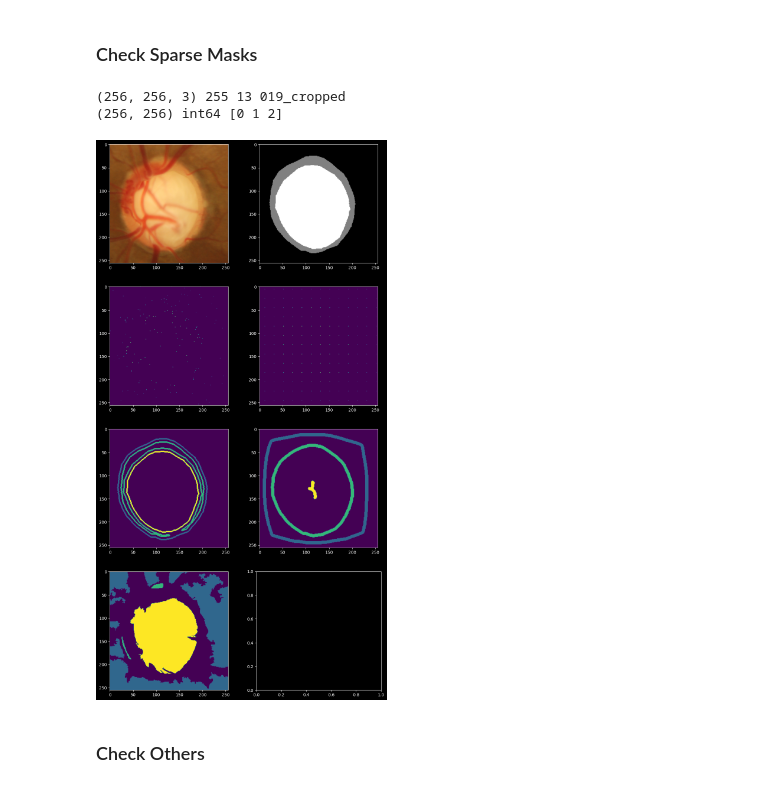
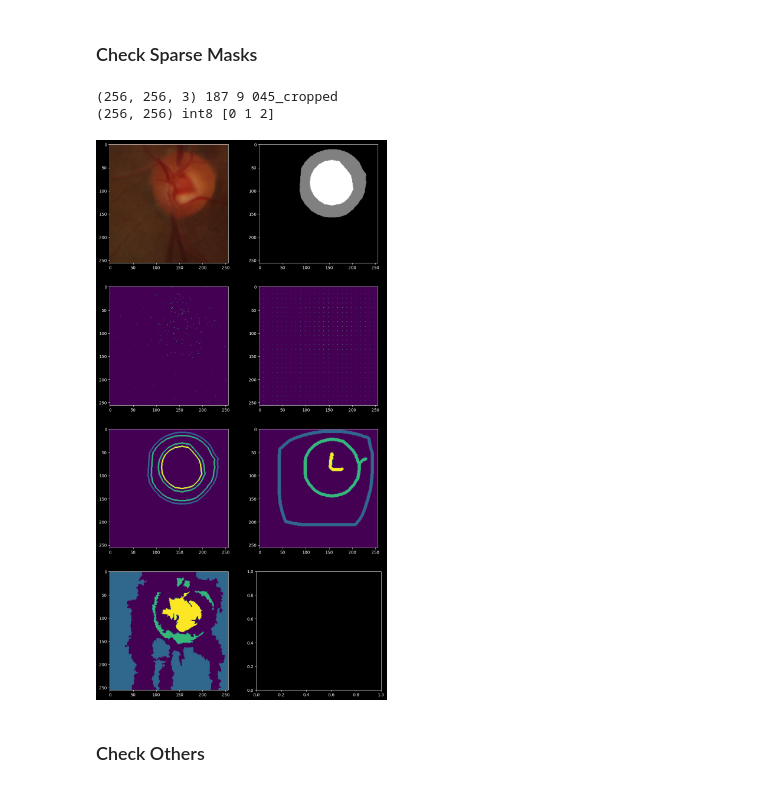
Before and after one commit to pandegaabyan/few-shot-weakly-seg, a Jupyter notebook: notebook.ipynb, the cells around one changed output. Saved outputs shown, nothing was run; the diff lists cells and outputs as text; code cells hidden in the pictures.

```diff
--- a/notebook.ipynb
+++ b/notebook.ipynb
@@ -153,6 +155,8 @@ all_config: AllConfig = {
 ### Create Dataset
 # %%
 rim_one_sparsity_params: dict = {
+    'point_dot_size': 1,
+    'grid_dot_size': 1,
     'contour_radius_dist': 4,
     'contour_radius_thick': 2,
     'skeleton_radius_thick': 4,
@@ -170,7 +174,14 @@ rim_one_data = RimOneDataset(
 # %% [markdown]
 ### Check Sparse Masks
 # %%
-image, mask, sparse_masks, image_filename = rim_one_data.get_data_with_sparse_all(0, 50, 10, 1, 1, 1)
+sparsity_values = {
+    'point': 50,
+    'grid': 10,
+    'contour': 1,
+    'skeleton': 1,
+    'region': 1,
+}
+image, mask, sparse_masks, image_filename = rim_one_data.get_data_with_sparse_all(0, sparsity_values)
 print(image.shape, image.max(), image.min(), image_filename)
 print(mask.shape, mask.dtype, np.unique(mask))
 
@@ -179,6 +190,6 @@ _, axs = plt.subplots(n_rows, 2, figsize=(12, n_rows*6))
 axs = axs.flat
 axs[0].imshow(image)
 axs[1].imshow(mask)
-for i, sm in enumerate(sparse_masks):
-    axs[i+2].imshow(sm)
+for i, sparsity in enumerate(sparse_masks):
+    axs[i+2].imshow(sparse_masks[sparsity])
 # %% [output]
@@ -205,6 +216,8 @@ for i, sm in enumerate(sparse_masks):
 ### Create Dataset
 # %%
 drishti_sparsity_params: dict = {
+    'point_dot_size': 1,
+    'grid_dot_size': 1,
     'contour_radius_dist': 4,
     'contour_radius_thick': 1,
     'skeleton_radius_thick': 3,
@@ -222,21 +235,28 @@ drishti_data = DrishtiDataset(
 # %% [markdown]
 ### Check Sparse Masks
 # %%
-image, mask, sparse_masks, image_filename = drishti_data.get_data_with_sparse_all(1, 50, 20, 1, 1, 1)
+sparsity_values = {
+    'point': 50,
+    'grid': 10,
+    'contour': 1,
+    'skeleton': 1,
+    'region': 1,
+}
+image, mask, sparse_masks, image_filename = drishti_data.get_data_with_sparse_all(1, sparsity_values)
 print(image.shape, image.max(), image.min(), image_filename)
 print(mask.shape, mask.dtype, np.unique(mask))
 
 n_rows = int(np.ceil(len(sparse_masks) / 2)) + 1
 _, axs = plt.subplots(n_rows, 2, figsize=(12, n_rows*6))
 axs = axs.flat
 axs[0].imshow(image)
 axs[1].imshow(mask, cmap='gray')
-for i, sm in enumerate(sparse_masks):
-    axs[i+2].imshow(sm)
+for i, sparsity in enumerate(sparse_masks):
+    axs[i+2].imshow(sparse_masks[sparsity])
 # %% [output]
-(256, 256, 3) 255 13 019_cropped
-(256, 256) int64 [0 1 2]
+(256, 256, 3) 187 9 045_cropped
+(256, 256) int8 [0 1 2]
-[figure, old version]
+[figure, new version]
 # %% [markdown]
 ### Check Others
 # %%
```
Also changed, not shown: parts of 34 cells of this notebook, 13 other files.
